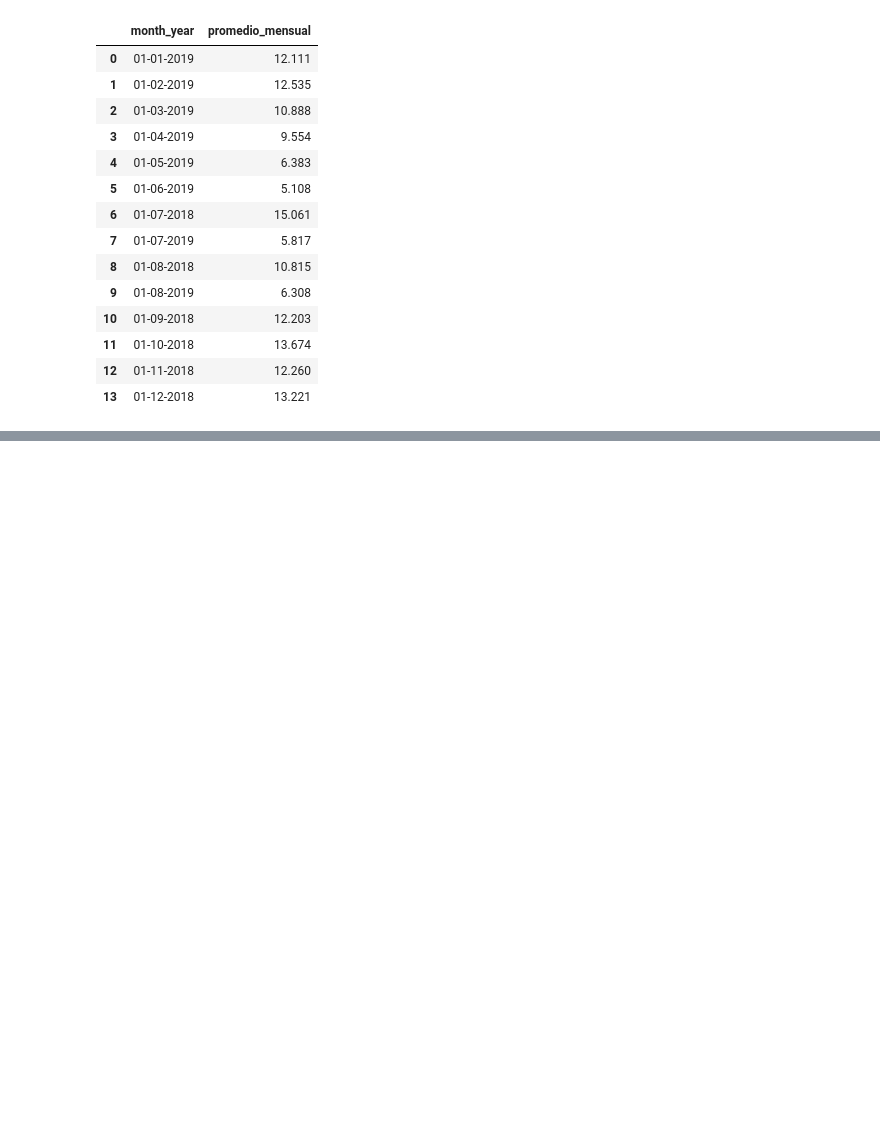
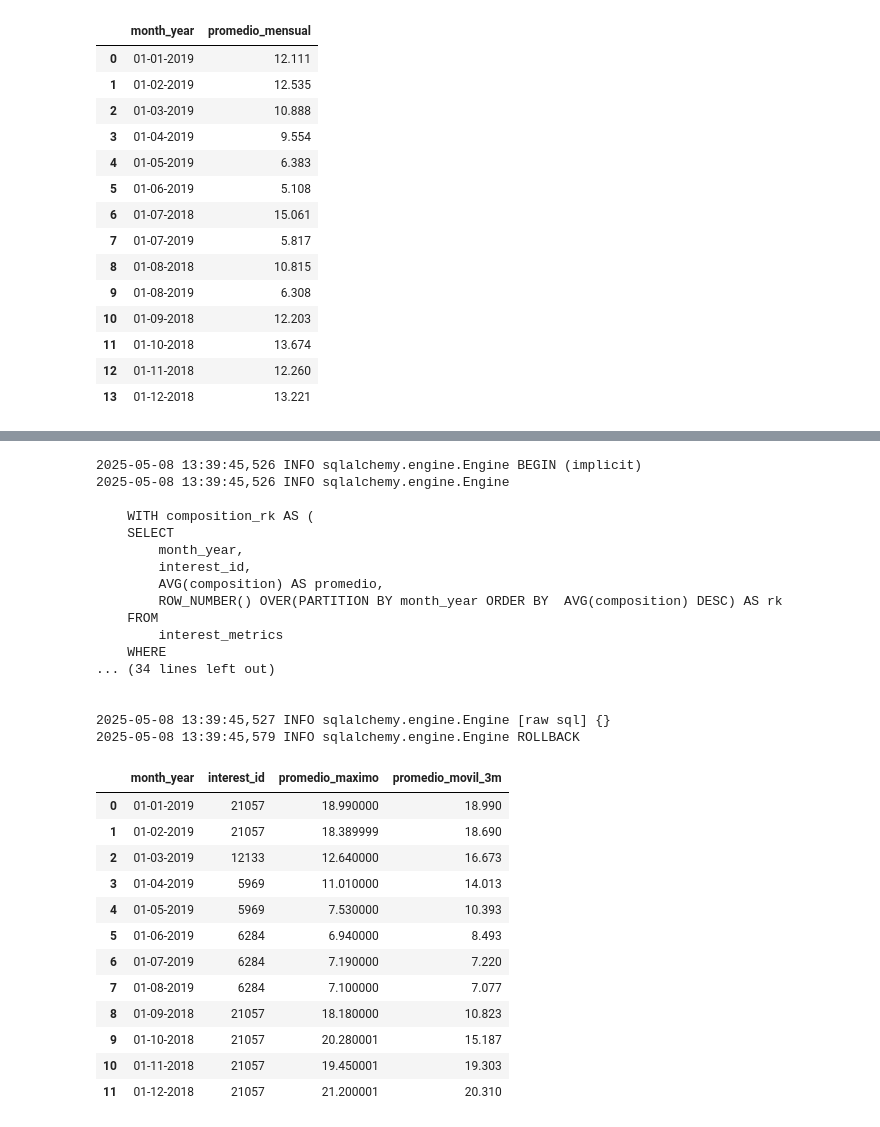
Before and after one commit to LLAES07/SQL_DESAFIO, a Jupyter notebook: Caso_8/Caso_8.ipynb, the cells around one changed output, grey strips where cells are left out. Drawn from its saved outputs; the diff is of its cells as text; code cells hidden in the pictures; blank space fills up the shorter version.

```diff
--- a/Caso_8/Caso_8.ipynb
+++ b/Caso_8/Caso_8.ipynb
@@ -1686,0 +1689,80 @@ pd.read_sql_query(query, con=engine)
+# %%
+query = '''
+
+    WITH composition_rk AS (
+    SELECT
+        month_year,
+        interest_id,
+        AVG(composition) AS promedio,
+        ROW_NUMBER() OVER(PARTITION BY month_year ORDER BY  AVG(composition) DESC) AS rk
+    FROM
+        interest_metrics
+    WHERE
+        month_year IS NOT NULL
+
+    GROUP BY
+        month_year,
+        interest_id
+    ),
+
+    top_1_por_mes AS (
+
+    SELECT
+        month_year,
+        interest_id,
+        promedio,
+        ROW_NUMBER() OVER (ORDER BY month_year) AS rn
+    FROM
+        composition_rk
+    WHERE
+        rk = 1
+        AND STR_TO_DATE(month_year, '%%d-%%m-%%Y') BETWEEN '2018-09-01' AND '2019-08-01'
+    )
+
+    SELECT
+        month_year,
+        interest_id,
+        promedio AS promedio_maximo,
+        ROUND(AVG(promedio) OVER (
+            ORDER BY rn
+            ROWS BETWEEN 2 PRECEDING AND CURRENT ROW
+        ), 3) AS promedio_movil_3m
+    FROM
+        top_1_por_mes
+
+
+
+
+'''
+pd.read_sql_query(query, con=engine)
+# %% [output]
+2025-05-08 13:39:45,526 INFO sqlalchemy.engine.Engine BEGIN (implicit)
+2025-05-08 13:39:45,526 INFO sqlalchemy.engine.Engine
+
+    WITH composition_rk AS (
+    SELECT
+        month_year,
+        interest_id,
+        AVG(composition) AS promedio,
+        ROW_NUMBER() OVER(PARTITION BY month_year ORDER BY  AVG(composition) DESC) AS rk
+    FROM
+        interest_metrics
+    WHERE
+... (34 lines left out)
+
+
+2025-05-08 13:39:45,527 INFO sqlalchemy.engine.Engine [raw sql] {}
+2025-05-08 13:39:45,579 INFO sqlalchemy.engine.Engine ROLLBACK
+|  | month_year | interest_id | promedio_maximo | promedio_movil_3m |
+| 0 | 01-01-2019 | 21057 | 18.990000 | 18.990 |
+| 1 | 01-02-2019 | 21057 | 18.389999 | 18.690 |
+| 2 | 01-03-2019 | 12133 | 12.640000 | 16.673 |
+| 3 | 01-04-2019 | 5969 | 11.010000 | 14.013 |
+| 4 | 01-05-2019 | 5969 | 7.530000 | 10.393 |
+| 5 | 01-06-2019 | 6284 | 6.940000 | 8.493 |
+| 6 | 01-07-2019 | 6284 | 7.190000 | 7.220 |
+| 7 | 01-08-2019 | 6284 | 7.100000 | 7.077 |
+| 8 | 01-09-2018 | 21057 | 18.180000 | 10.823 |
+| 9 | 01-10-2018 | 21057 | 20.280001 | 15.187 |
+| 10 | 01-11-2018 | 21057 | 19.450001 | 19.303 |
+| 11 | 01-12-2018 | 21057 | 21.200001 | 20.310 |
```
Also changed, not shown: parts of 1 cell of this notebook.
